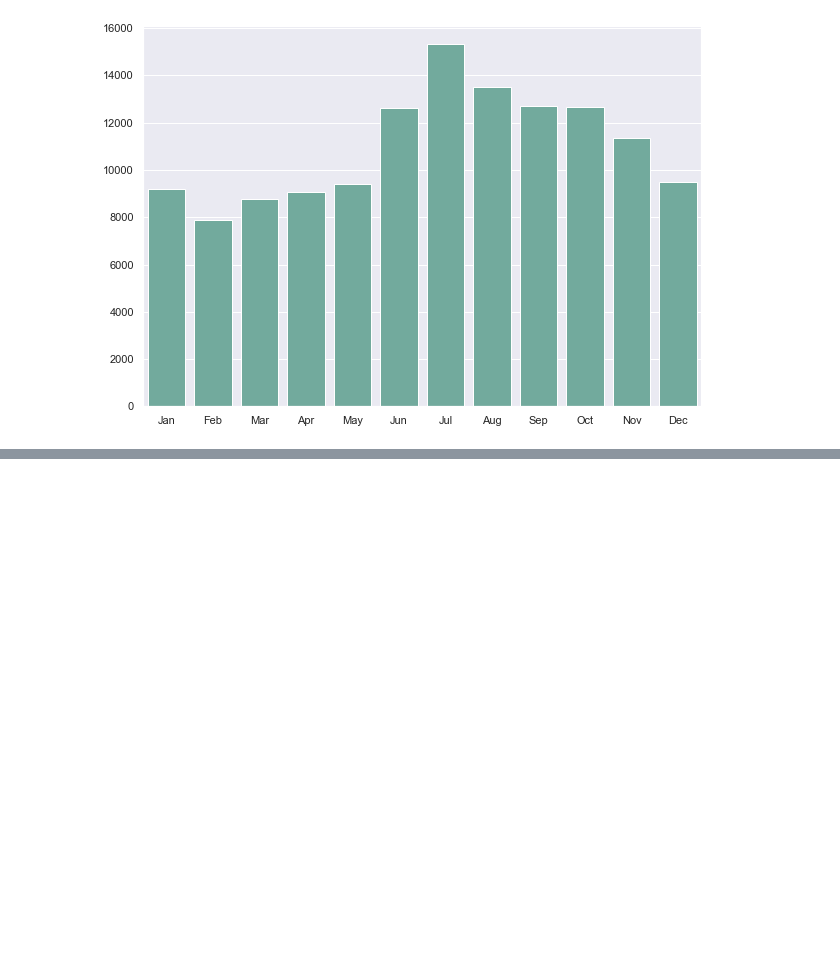
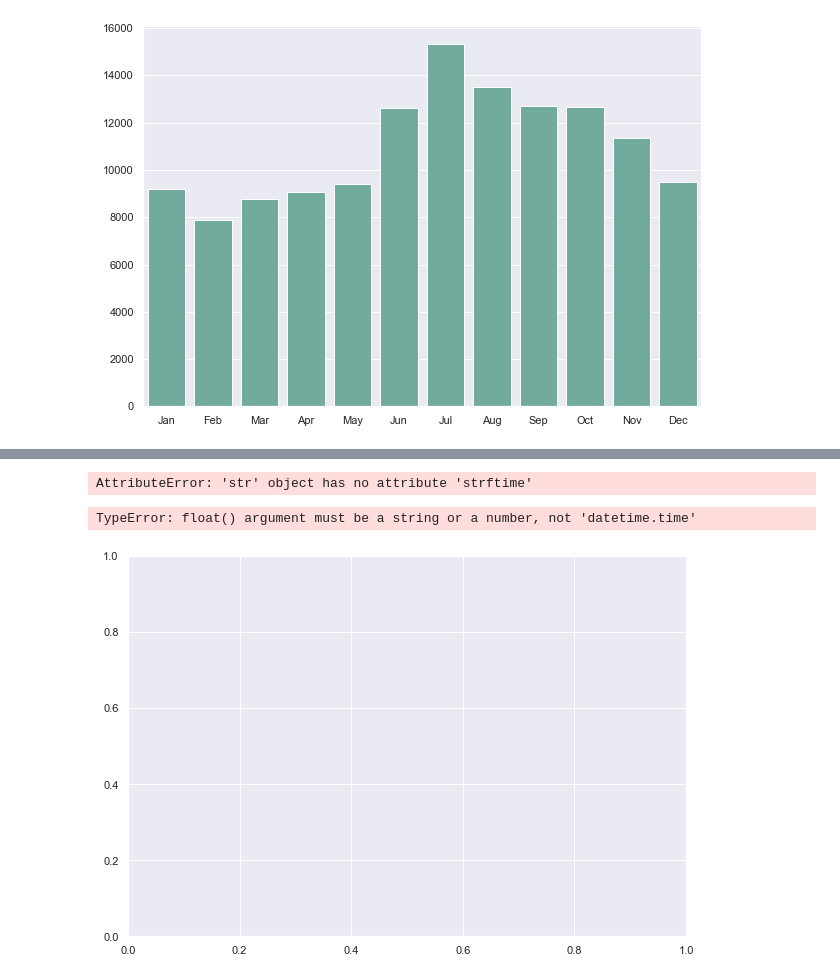
Before and after one commit to t-white-21/ufo-exploration, a Jupyter notebook: notebooks/ufo_times.ipynb, the cells around one changed output, grey strips where cells are left out. Cells and saved outputs as stored; diff of their text form; code cells hidden in the pictures; blank space fills up the shorter version.

```diff
--- a/notebooks/ufo_times.ipynb
+++ b/notebooks/ufo_times.ipynb
@@ -571,0 +516,19 @@ plt.savefig('Monthly UFO Sightings', dpi=300)
+# %%
+time_int.strftime("%H%M%S")
+time_int
+# %% [output]
+AttributeError: 'str' object has no attribute 'strftime'
+# %%
+sns.set(style="darkgrid")
+
+plt.figure(figsize=(10, 7))
+
+sns.distplot(ufo_df["occurred_time"])
+#sns.histplot(data=ufo_df, x="occurred_time", kde=True, bins=24)
+
+plt.xlabel('Times')
+#plt.ylabel('Countries')
+plt.show()
+# %% [output]
+TypeError: float() argument must be a string or a number, not 'datetime.time'
+[figure, added]
```
Also changed, not shown: parts of 4 cells of this notebook, 1 other file.
